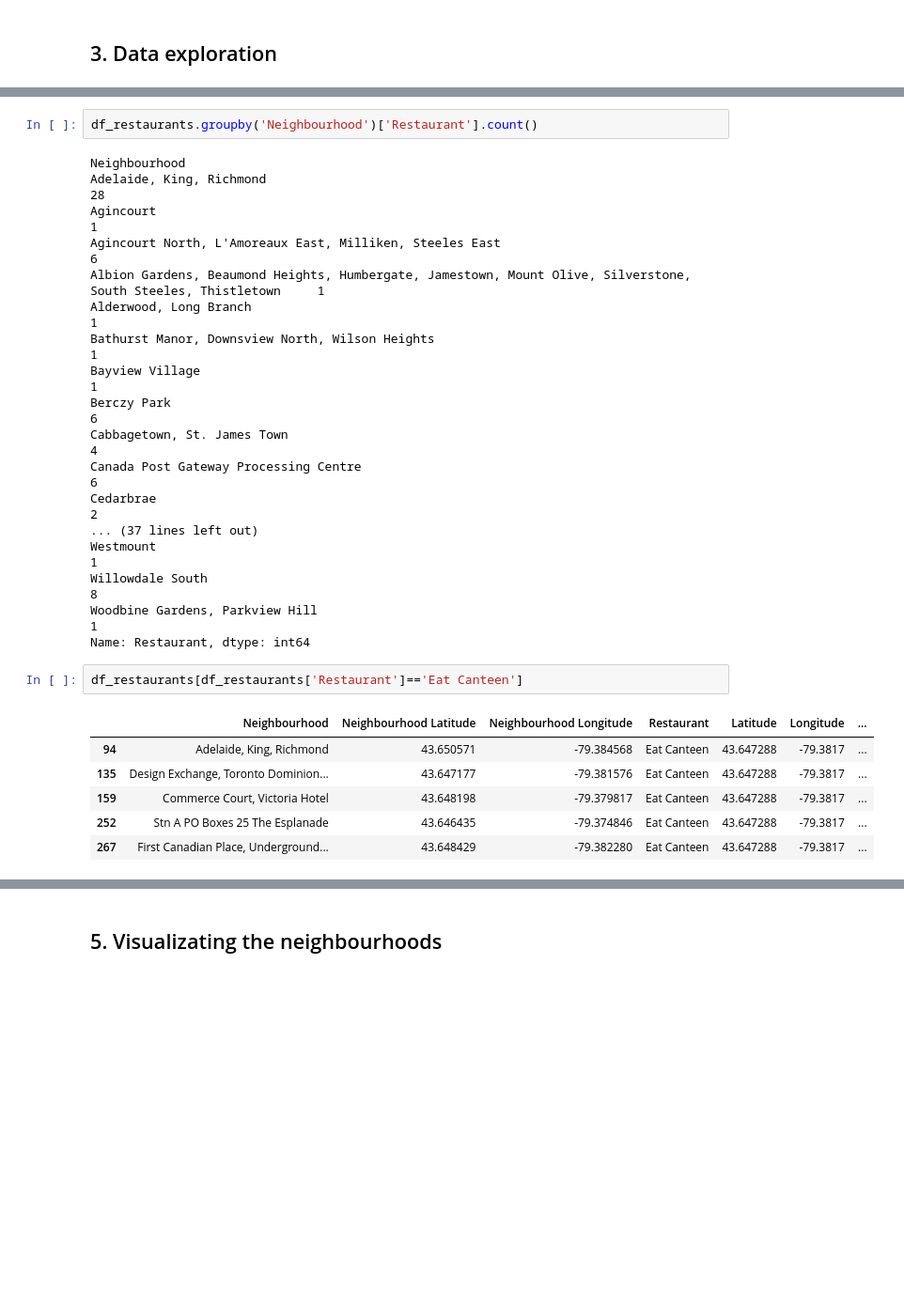
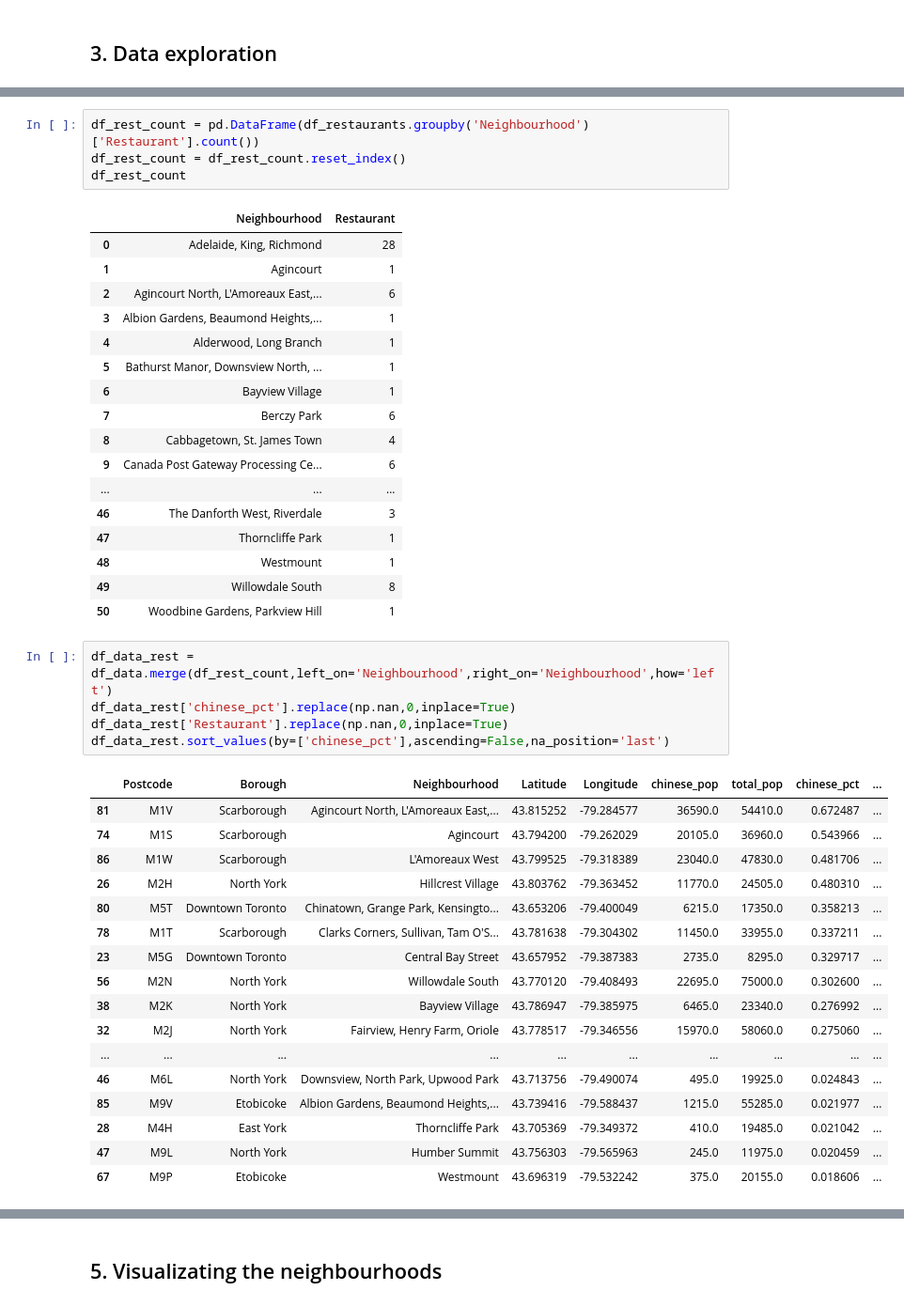
Before and after one commit to shengan-zhan/Coursera_Capstone, a Jupyter notebook: chinese_restaurants_in_GTA.ipynb, the cells around one changed output, grey strips where cells are left out. Shown: that part at 94% size. Drawn from its saved outputs; the diff is of its cells as text; blank space fills up the shorter version.

```diff
--- a/chinese_restaurants_in_GTA.ipynb
+++ b/chinese_restaurants_in_GTA.ipynb
@@ -316,29 +298,45 @@ We see that Rosedale only has 4 venues. Probably should remove it from clusterin
 # %%
-df_restaurants.groupby('Neighbourhood')['Restaurant'].count()
+df_rest_count = pd.DataFrame(df_restaurants.groupby('Neighbourhood')['Restaurant'].count())
+df_rest_count = df_rest_count.reset_index()
+df_rest_count
 # %% [output]
-Neighbourhood
-Adelaide, King, Richmond                                                                                         28
-Agincourt                                                                                                         1
-Agincourt North, L'Amoreaux East, Milliken, Steeles East                                                          6
-Albion Gardens, Beaumond Heights, Humbergate, Jamestown, Mount Olive, Silverstone, South Steeles, Thistletown     1
-Alderwood, Long Branch                                                                                            1
-Bathurst Manor, Downsview North, Wilson Heights                                                                   1
-Bayview Village                                                                                                   1
-Berczy Park                                                                                                       6
-Cabbagetown, St. James Town                                                                                       4
-Canada Post Gateway Processing Centre                                                                             6
-Cedarbrae                                                                                                         2
-... (37 lines left out)
-Westmount                                                                                                         1
-Willowdale South                                                                                                  8
-Woodbine Gardens, Parkview Hill                                                                                   1
-Name: Restaurant, dtype: int64
+|  | Neighbourhood | Restaurant |
+| 0 | Adelaide, King, Richmond | 28 |
+| 1 | Agincourt | 1 |
+| 2 | Agincourt North, L'Amoreaux East,... | 6 |
+| 3 | Albion Gardens, Beaumond Heights,... | 1 |
+| 4 | Alderwood, Long Branch | 1 |
+| 5 | Bathurst Manor, Downsview North, ... | 1 |
+| 6 | Bayview Village | 1 |
+| 7 | Berczy Park | 6 |
+| 8 | Cabbagetown, St. James Town | 4 |
+| 9 | Canada Post Gateway Processing Ce... | 6 |
+| ... | ... | ... |
+| 46 | The Danforth West, Riverdale | 3 |
+| 47 | Thorncliffe Park | 1 |
+| 48 | Westmount | 1 |
+| 49 | Willowdale South | 8 |
+| 50 | Woodbine Gardens, Parkview Hill | 1 |
-# %%
-df_restaurants[df_restaurants['Restaurant']=='Eat Canteen']
-# %% [output]
-|  | Neighbourhood | Neighbourhood Latitude | Neighbourhood Longitude | Restaurant | Latitude | Longitude | ... |
-| 94 | Adelaide, King, Richmond | 43.650571 | -79.384568 | Eat Canteen | 43.647288 | -79.3817 | ... |
-| 135 | Design Exchange, Toronto Dominion... | 43.647177 | -79.381576 | Eat Canteen | 43.647288 | -79.3817 | ... |
-| 159 | Commerce Court, Victoria Hotel | 43.648198 | -79.379817 | Eat Canteen | 43.647288 | -79.3817 | ... |
-| 252 | Stn A PO Boxes 25 The Esplanade | 43.646435 | -79.374846 | Eat Canteen | 43.647288 | -79.3817 | ... |
-| 267 | First Canadian Place, Underground... | 43.648429 | -79.382280 | Eat Canteen | 43.647288 | -79.3817 | ... |
+# %%
+df_data_rest = df_data.merge(df_rest_count,left_on='Neighbourhood',right_on='Neighbourhood',how='left')
+df_data_rest['chinese_pct'].replace(np.nan,0,inplace=True)
+df_data_rest['Restaurant'].replace(np.nan,0,inplace=True)
+df_data_rest.sort_values(by=['chinese_pct'],ascending=False,na_position='last')
+# %% [output]
+|  | Postcode | Borough | Neighbourhood | Latitude | Longitude | chinese_pop | total_pop | chinese_pct | ... |
+| 81 | M1V | Scarborough | Agincourt North, L'Amoreaux East,... | 43.815252 | -79.284577 | 36590.0 | 54410.0 | 0.672487 | ... |
+| 74 | M1S | Scarborough | Agincourt | 43.794200 | -79.262029 | 20105.0 | 36960.0 | 0.543966 | ... |
+| 86 | M1W | Scarborough | L'Amoreaux West | 43.799525 | -79.318389 | 23040.0 | 47830.0 | 0.481706 | ... |
+| 26 | M2H | North York | Hillcrest Village | 43.803762 | -79.363452 | 11770.0 | 24505.0 | 0.480310 | ... |
+| 80 | M5T | Downtown Toronto | Chinatown, Grange Park, Kensingto... | 43.653206 | -79.400049 | 6215.0 | 17350.0 | 0.358213 | ... |
+| 78 | M1T | Scarborough | Clarks Corners, Sullivan, Tam O'S... | 43.781638 | -79.304302 | 11450.0 | 33955.0 | 0.337211 | ... |
+| 23 | M5G | Downtown Toronto | Central Bay Street | 43.657952 | -79.387383 | 2735.0 | 8295.0 | 0.329717 | ... |
+| 56 | M2N | North York | Willowdale South | 43.770120 | -79.408493 | 22695.0 | 75000.0 | 0.302600 | ... |
+| 38 | M2K | North York | Bayview Village | 43.786947 | -79.385975 | 6465.0 | 23340.0 | 0.276992 | ... |
+| 32 | M2J | North York | Fairview, Henry Farm, Oriole | 43.778517 | -79.346556 | 15970.0 | 58060.0 | 0.275060 | ... |
+| ... | ... | ... | ... | ... | ... | ... | ... | ... | ... |
+| 46 | M6L | North York | Downsview, North Park, Upwood Park | 43.713756 | -79.490074 | 495.0 | 19925.0 | 0.024843 | ... |
+| 85 | M9V | Etobicoke | Albion Gardens, Beaumond Heights,... | 43.739416 | -79.588437 | 1215.0 | 55285.0 | 0.021977 | ... |
+| 28 | M4H | East York | Thorncliffe Park | 43.705369 | -79.349372 | 410.0 | 19485.0 | 0.021042 | ... |
+| 47 | M9L | North York | Humber Summit | 43.756303 | -79.565963 | 245.0 | 11975.0 | 0.020459 | ... |
+| 67 | M9P | Etobicoke | Westmount | 43.696319 | -79.532242 | 375.0 | 20155.0 | 0.018606 | ... |
```
Also changed, not shown: parts of 11 cells of this notebook.
